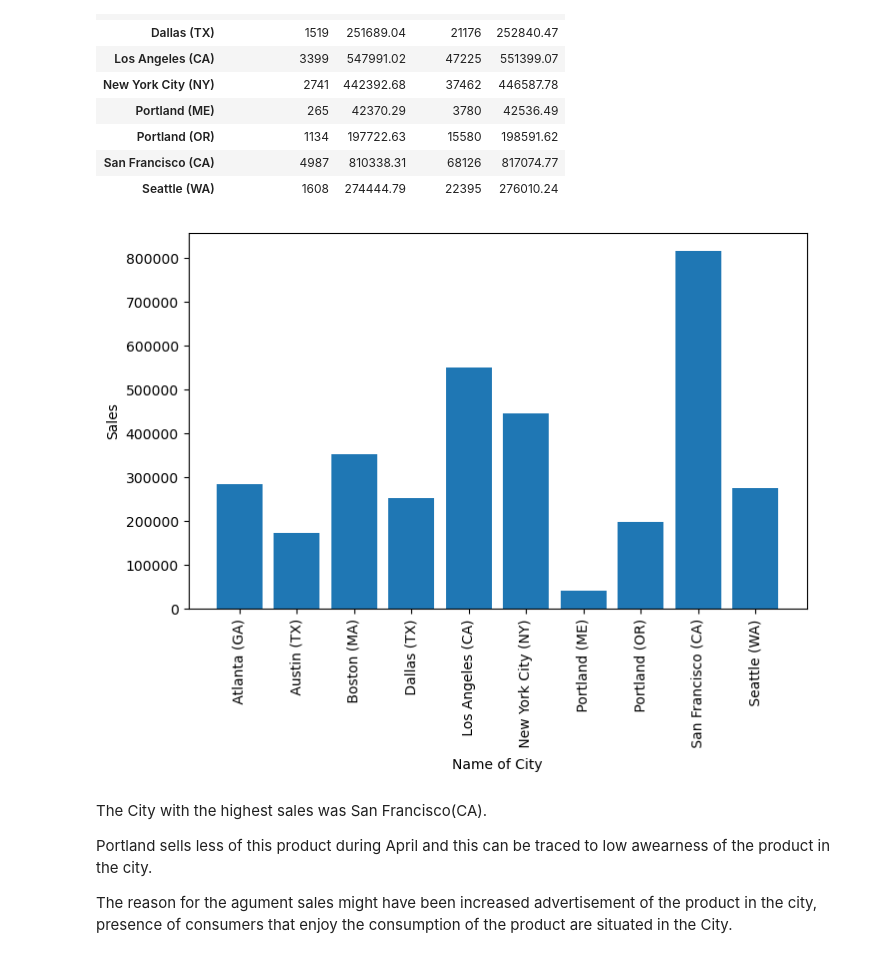
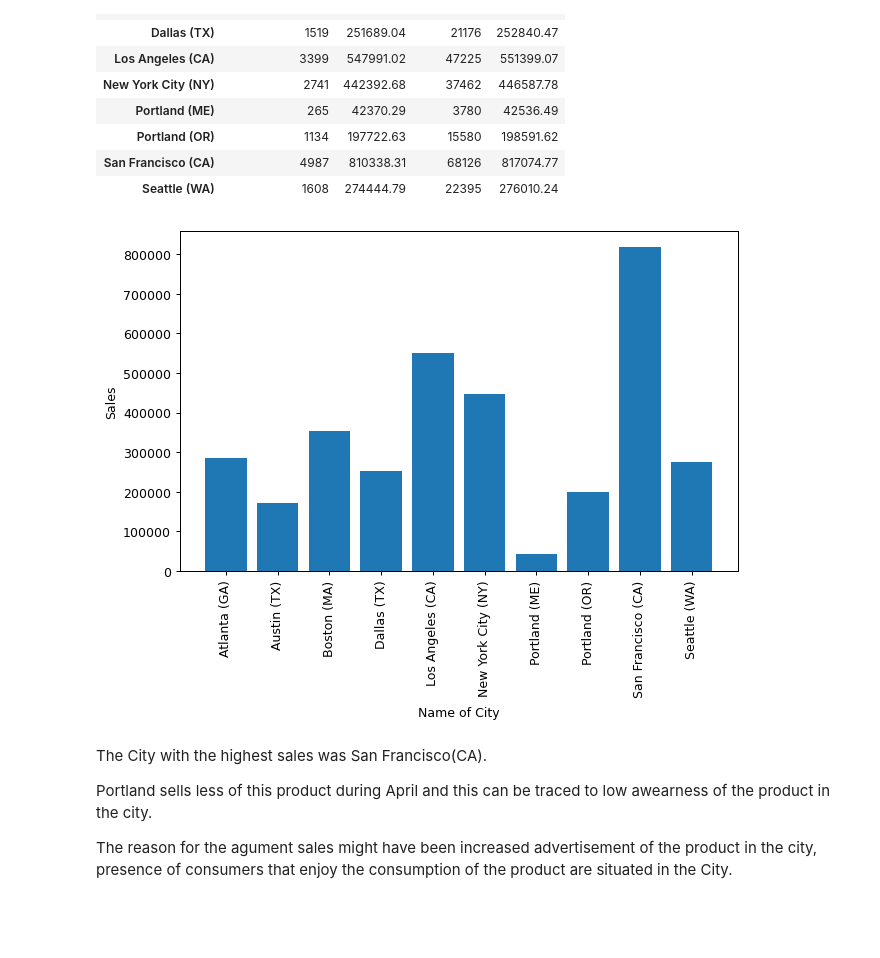
Before and after one commit to toludoyin/Data_Science_Pandas, a Jupyter notebook: pandas_pratice_sales.ipynb, the cells around one changed output. Drawn from its saved outputs; the diff is of its cells as text; code cells hidden in the pictures; blank space fills up the shorter version.

```diff
--- a/pandas_pratice_sales.ipynb
+++ b/pandas_pratice_sales.ipynb
@@ -189,14 +188,14 @@ results
 | Seattle (WA) | 1608 | 274444.79 | 22395 | 276010.24 |
 # %%
 cities=[city for city,df in April.groupby('City')]
-plt.figure(figsize=(8,5), dpi=100)
+plt.figure(figsize=(8,5), dpi=90)
 plt.bar(cities,results['Sales'])
 plt.xticks(cities, rotation='vertical')
 plt.ylabel('Sales')
 plt.xlabel('Name of City')
 plt.show()
 # %% [output]
-[figure, old version]
+[figure, new version]
 # %% [markdown]
 The City with the highest sales was San Francisco(CA).
 
```
Also changed, not shown: parts of 4 cells of this notebook.
